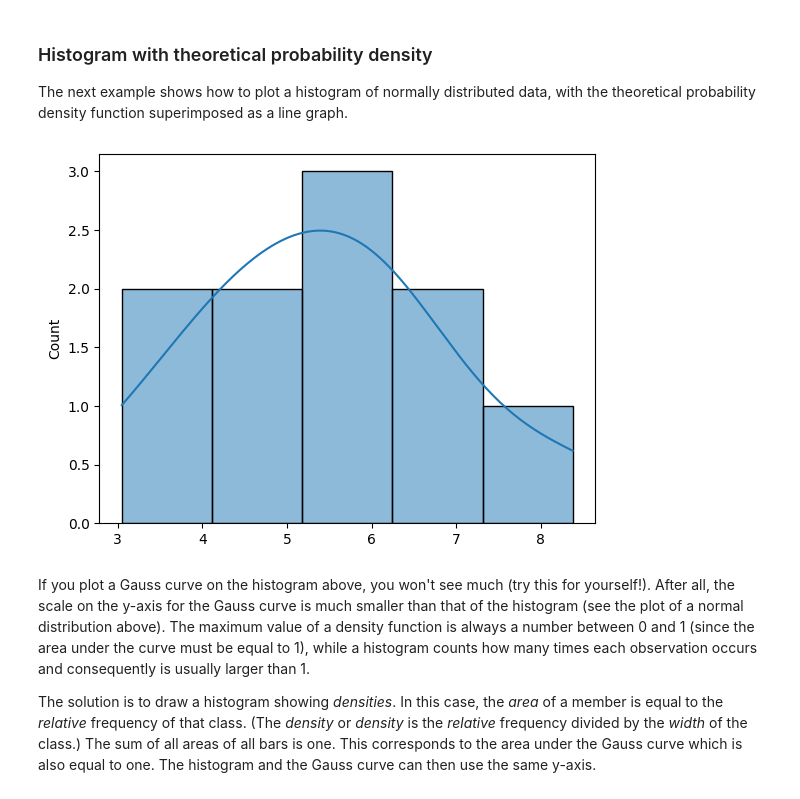
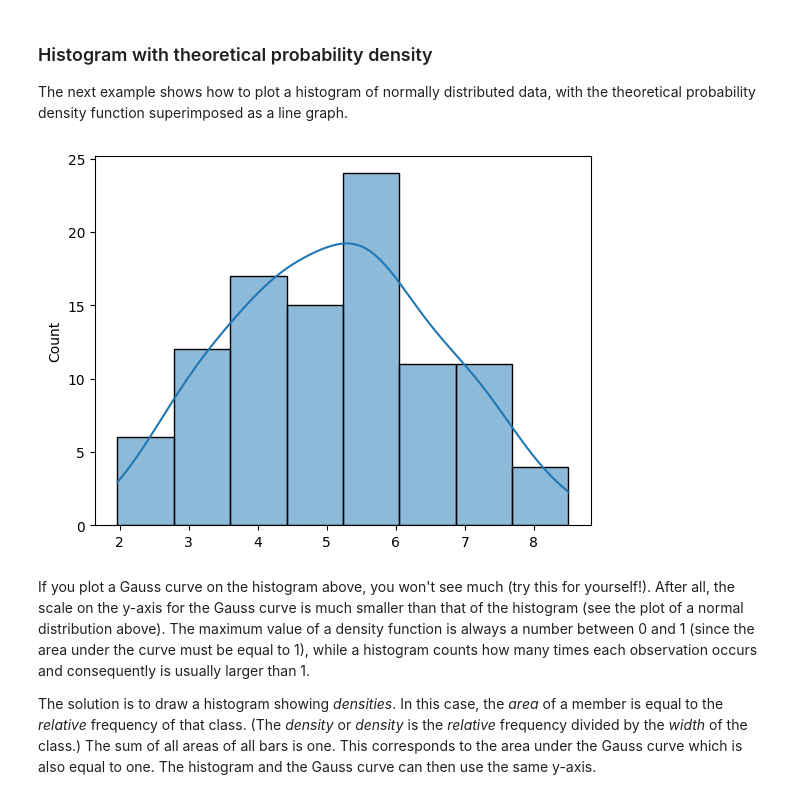
Before and after one commit to sonnycc/dsai-labs, a Jupyter notebook: 3-central-limit-testing/3.01-probability.ipynb, the cells around one changed output. Cells and saved outputs as stored; diff of their text form; code cells hidden in the pictures.

```diff
--- a/3-central-limit-testing/3.01-probability.ipynb
+++ b/3-central-limit-testing/3.01-probability.ipynb
@@ -812,16 +812,16 @@ The next example shows how to plot a histogram of normally distributed data, wit
 # %%
 # Generate n random numbers, following a normal distribution
 m = 5    # Mean
 s = 1.5  # Standard deviation
 
 # Increase the value for n and see how the histogram changes!
-n = 10
+n = 100
 observations = np.random.normal(loc=m, scale=s, size=n)
 
 # Plot histogram, without probability density
 obs_hist = sns.histplot(observations, kde=True)
 # %% [output]
-[figure, old version]
+[figure, new version]
 # %% [markdown]
 If you plot a Gauss curve on the histogram above, you won't see much (try this for yourself!). After all, the scale on the y-axis for the Gauss curve is much smaller than that of the histogram (see the plot of a normal distribution above). The maximum value of a density function is always a number between 0 and 1 (since the area under the curve must be equal to 1), while a histogram counts how many times each observation occurs and consequently is usually larger than 1.
 
```
Also changed, not shown: parts of 2 cells of this notebook.
